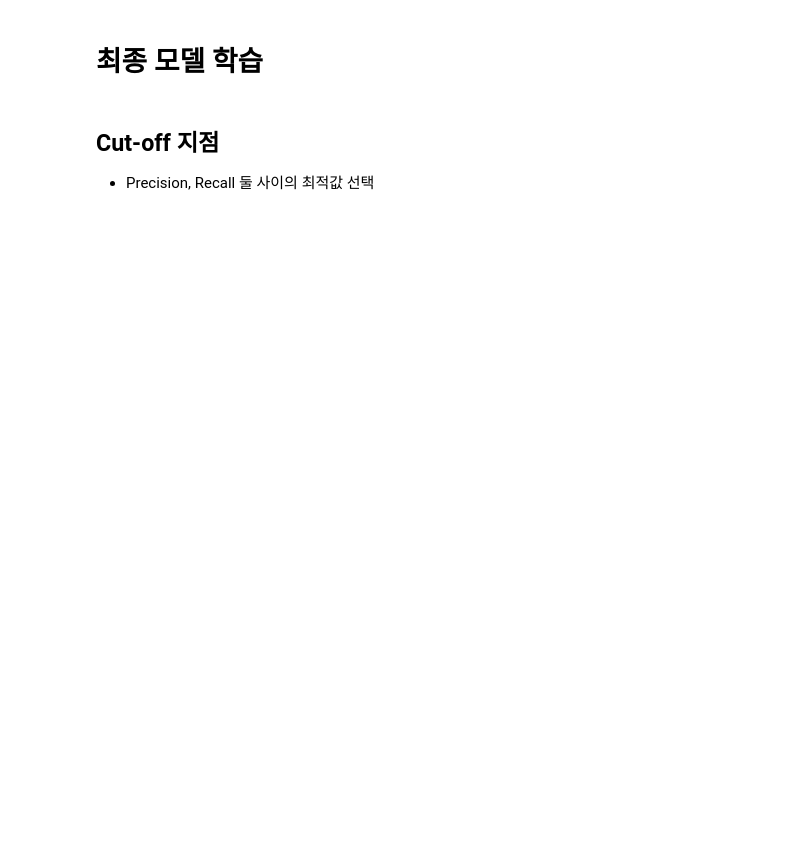
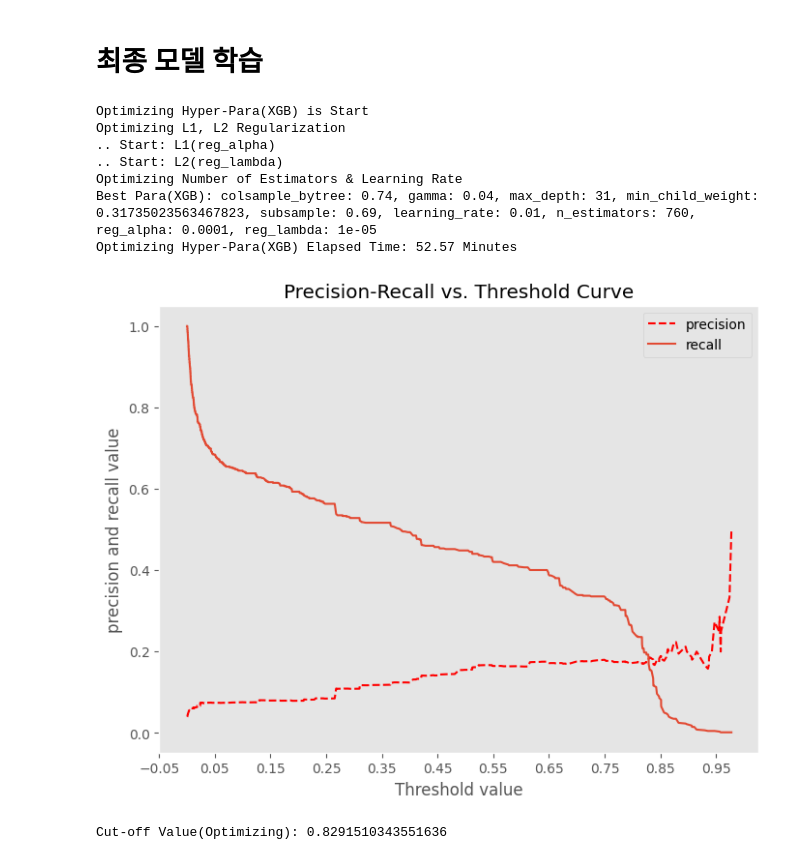
Before and after one commit to YongKyeom/example_feature_select, a Jupyter notebook: FeatSelection_GeneticAlgorithm.ipynb, the cells around one changed output. Cells and saved outputs as stored; diff of their text form; code cells hidden in the pictures; blank space fills up the shorter version.

```diff
--- a/FeatSelection_GeneticAlgorithm.ipynb
+++ b/FeatSelection_GeneticAlgorithm.ipynb
@@ -199,0 +96,15 @@ Resample Data
+# %%
+## Seed 고정
+SEED_NUM = 1000
+## 학습모듈 선언
+TrainModule = TrainClassifier(
+    train_data = pd.concat([trainX, trainY], axis = 1),
+    test_data = pd.concat([validX, validY], axis = 1),
+    feature_ls = featureList,
+    target_nm = TARGET_NM,
+    scale_flag = True,
+    smote_flag = True,
+    core_cnt = -1,
+    seed = SEED_NUM,
+    verbose = True,
+)
@@ -358,3 +220,0 @@ else:
-# %% [markdown]
-## Cut-off 지점
-- Precision, Recall 둘 사이의 최적값 선택
@@ -368,0 +221,56 @@ OPT_CUT_OFF = fnPrecision_Recall_Curve_Plot(
+# %%
+## 최종 변수List Redefine
+TrainModule.fnRedefinFeatureList(feat_Genetic_LS)
+
+## 예측모델 선택
+MODEL_NM = 'xgb'
+## Hyper-parameter Space
+H_PARA_SPACE = {
+    'rf': {
+        'max_depth': hp.uniform("max_depth", 2, 50),
+        'min_samples_leaf': hp.uniform("min_samples_leaf", 2, 30),
+        'min_samples_split': hp.uniform("min_samples_split", 2, 30),
+        'max_features': hp.uniform("max_features", 2, int(len(TrainModule.feature_ls) * 0.8))
+    },
+    'xgb': {
+        'max_depth': hp.uniform("max_depth", 2, 50),
+        'min_child_weight': hp.loguniform('min_child_weight', -3, 3),
+        'subsample': hp.uniform('subsample', 0.3, 0.8),
+        'colsample_bytree': hp.uniform('colsample_bytree', 0.3, 0.8),
+        'gamma': hp.loguniform('gamma', -10, 10)
+    },
+    'lgbm': {
+        'max_depth': hp.uniform("max_depth", 2, 50),
+        'min_child_weight': hp.loguniform('min_child_weight', -3, 3),
+        'subsample': hp.uniform('subsample', 0.3, 0.8),
+        'colsample_bytree': hp.uniform('colsample_bytree', 0.5, 0.8),
+        'num_leaves': hp.uniform('num_leaves', 5, 30)
+    }
+}
+
+## 예측모델 학습
+TrainModule.fnFit(
+    model_nm = MODEL_NM,
+    para_tune_flag = True,
+    para_space = H_PARA_SPACE,
+    learing_rate_ls = [0.001, 0.01, 0.1],
+    cut_off = None,
+    max_evals = 50,
+    cv_num = 3,
+)
+## 최종 Hyper-parameter
+bestPara = TrainModule.best_para
+## Cutoff Value
+CUTOFF_VALUE = TrainModule.cut_off
+## 최종 변수 리스트
+featureFinalList = TrainModule.feature_ls
+# %% [output]
+Optimizing Hyper-Para(XGB) is Start
+Optimizing L1, L2 Regularization
+.. Start: L1(reg_alpha)
+.. Start: L2(reg_lambda)
+Optimizing Number of Estimators & Learning Rate
+Best Para(XGB): colsample_bytree: 0.74, gamma: 0.04, max_depth: 31, min_child_weight: 0.31735023563467823, subsample: 0.69, learning_rate: 0.01, n_estimators: 760, reg_alpha: 0.0001, reg_lambda: 1e-05
+Optimizing Hyper-Para(XGB) Elapsed Time: 52.57 Minutes
+[figure, added]
+Cut-off Value(Optimizing): 0.8291510343551636
```
Also changed, not shown: parts of 19 cells of this notebook, 1 other file.
